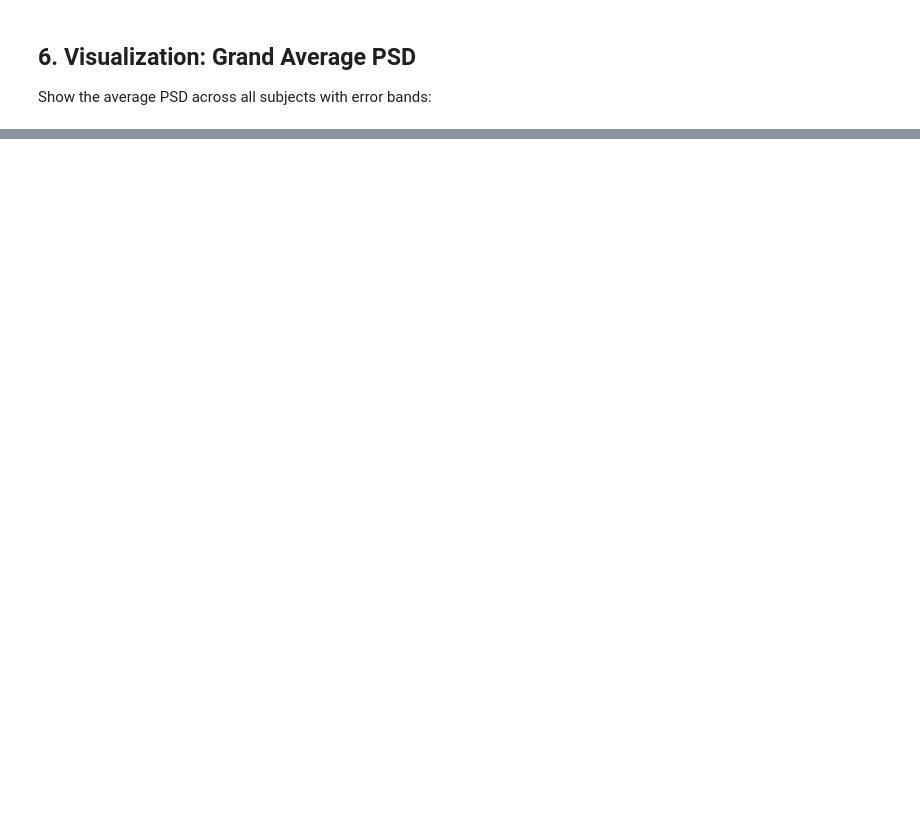
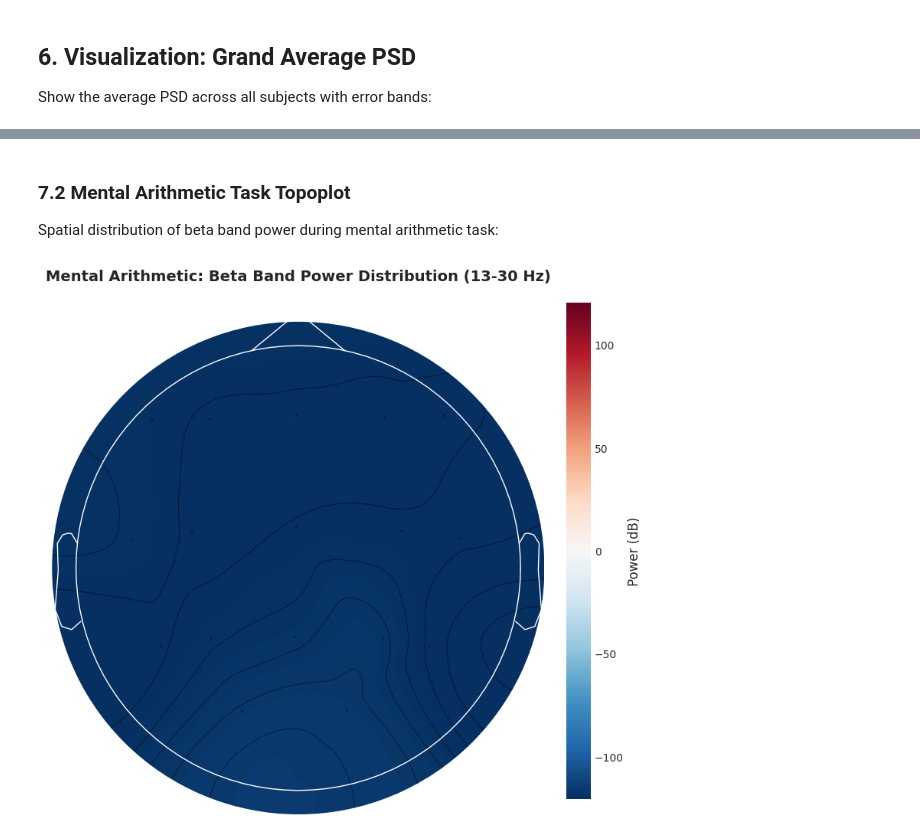
Before and after one commit to wildankev/eeg-vis, a Jupyter notebook: visualize.ipynb, the cells around one changed output, grey strips where cells are left out. Saved outputs shown, nothing was run; the diff lists cells and outputs as text; code cells hidden in the pictures; blank space fills up the shorter version.

```diff
--- a/visualize.ipynb
+++ b/visualize.ipynb
@@ -313,0 +428,25 @@ Plot saved: grand_average_psd_beta.png
+# %% [markdown]
+### 7.2 Mental Arithmetic Task Topoplot
+
+Spatial distribution of beta band power during mental arithmetic task:
+# %%
+fig, ax = plt.subplots(figsize=(8, 8))
+
+im, cn = mne.viz.plot_topomap(
+    beta_power_task_db,
+    info,
+    axes=ax,
+    show=False,
+    cmap='RdBu_r',
+    contours=6,
+    sensors=True
+)
+
+ax.set_title('Mental Arithmetic: Beta Band Power Distribution (13-30 Hz)', fontsize=14, fontweight='bold')
+cbar = plt.colorbar(im, ax=ax, fraction=0.046, pad=0.04)
+cbar.set_label('Power (dB)', fontsize=12)
+
+plt.tight_layout()
+plt.show()
+# %% [output]
+[figure, added]
```
Also changed, not shown: parts of 19 cells of this notebook, 1 other file.
